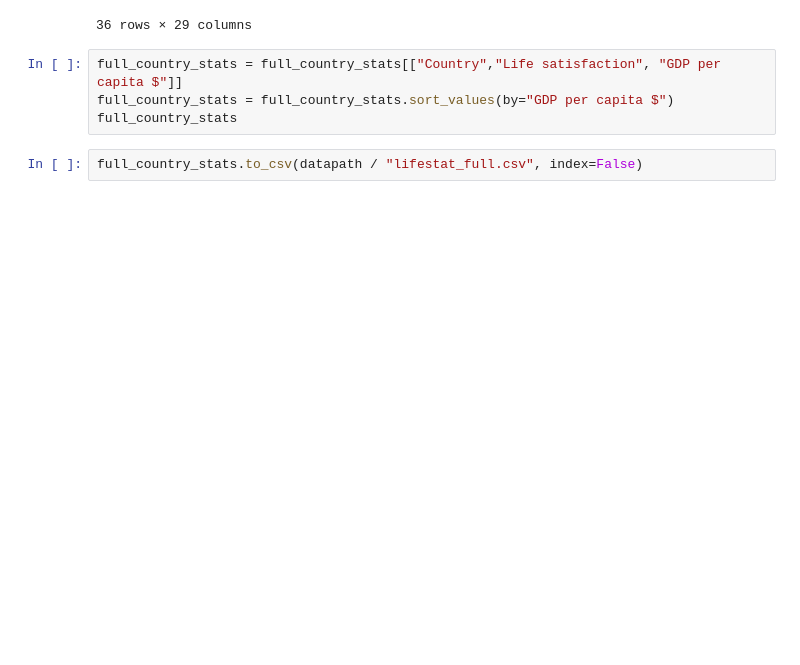
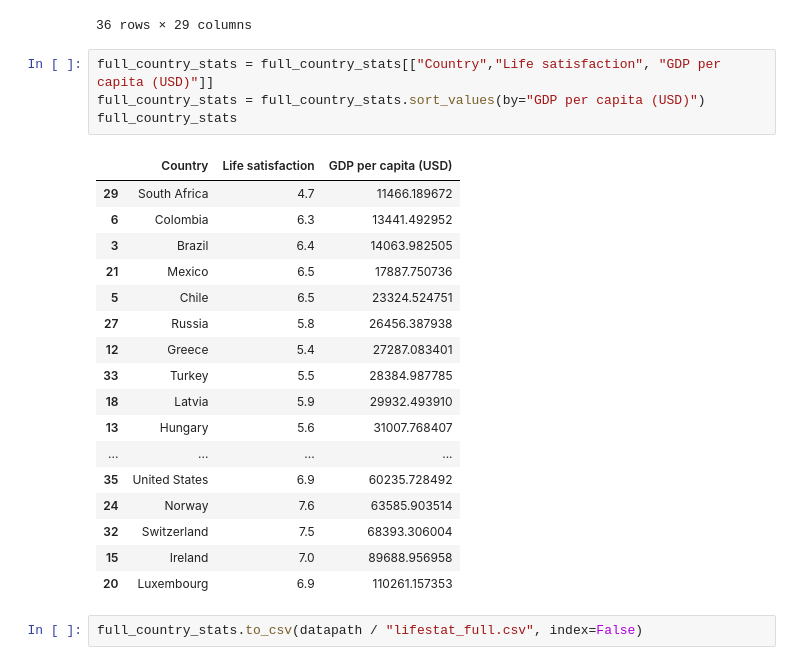
Before and after one commit to cichykuba63/WDU, a Jupyter notebook: notebook_1.ipynb, the cells around one changed output. Cells and saved outputs as stored; diff of their text form; blank space fills up the shorter version.

```diff
--- a/notebook_1.ipynb
+++ b/notebook_1.ipynb
@@ -155,8 +153,26 @@ full_country_stats
 | 35 | United States | 10.0 | 0.1 | 91.0 | 11.09 | ... |
 36 rows × 29 columns
 # %%
-full_country_stats = full_country_stats[["Country","Life satisfaction", "GDP per capita $"]]
-full_country_stats = full_country_stats.sort_values(by="GDP per capita $")
+full_country_stats = full_country_stats[["Country","Life satisfaction", "GDP per capita (USD)"]]
+full_country_stats = full_country_stats.sort_values(by="GDP per capita (USD)")
 full_country_stats
+# %% [output]
+|  | Country | Life satisfaction | GDP per capita (USD) |
+| 29 | South Africa | 4.7 | 11466.189672 |
+| 6 | Colombia | 6.3 | 13441.492952 |
+| 3 | Brazil | 6.4 | 14063.982505 |
+| 21 | Mexico | 6.5 | 17887.750736 |
+| 5 | Chile | 6.5 | 23324.524751 |
+| 27 | Russia | 5.8 | 26456.387938 |
+| 12 | Greece | 5.4 | 27287.083401 |
+| 33 | Turkey | 5.5 | 28384.987785 |
+| 18 | Latvia | 5.9 | 29932.493910 |
+| 13 | Hungary | 5.6 | 31007.768407 |
+| ... | ... | ... | ... |
+| 35 | United States | 6.9 | 60235.728492 |
+| 24 | Norway | 7.6 | 63585.903514 |
+| 32 | Switzerland | 7.5 | 68393.306004 |
+| 15 | Ireland | 7.0 | 89688.956958 |
+| 20 | Luxembourg | 6.9 | 110261.157353 |
 # %%
 full_country_stats.to_csv(datapath / "lifestat_full.csv", index=False)
```
Also changed, not shown: parts of 10 cells of this notebook, 1 other file.
